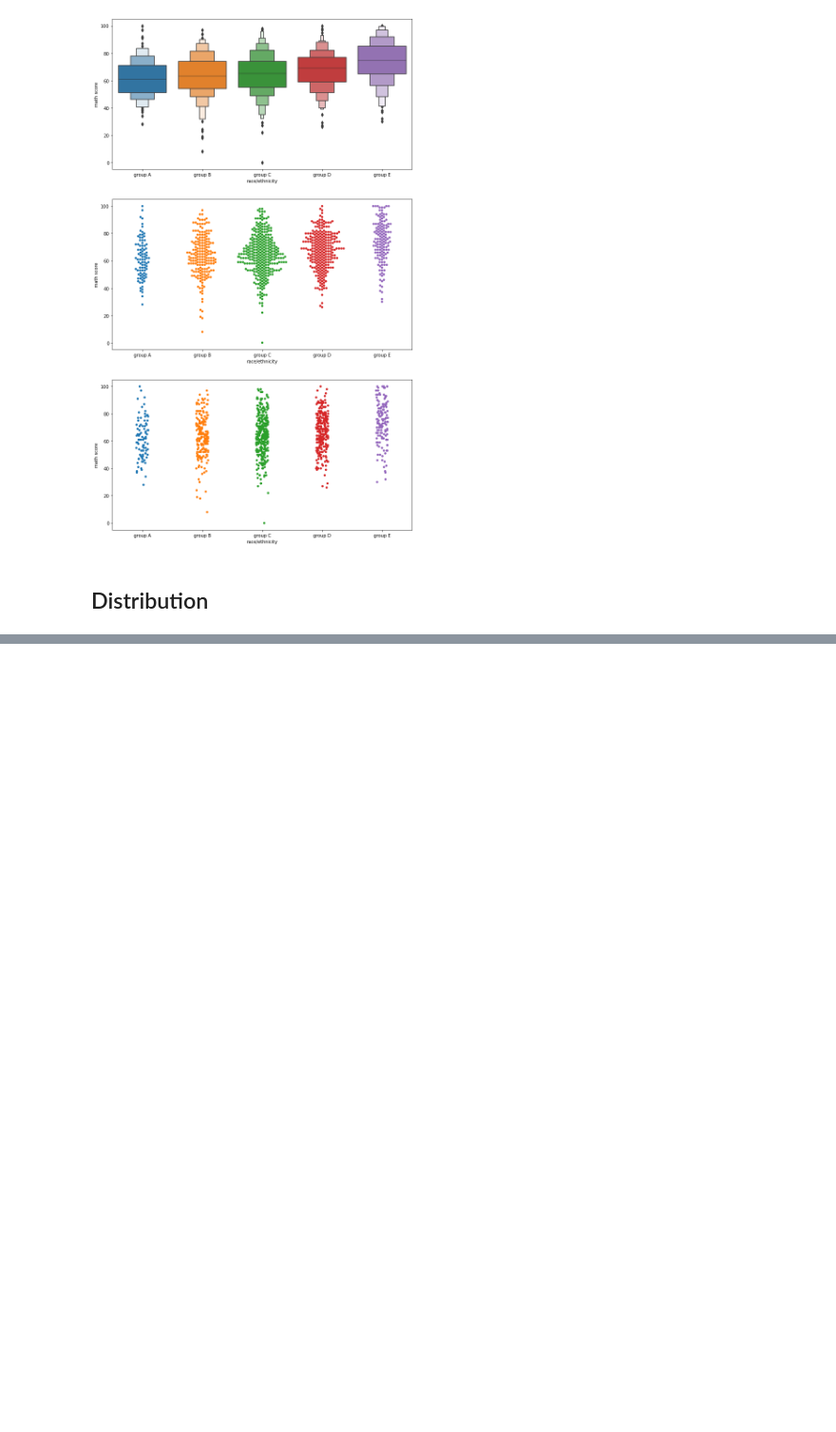
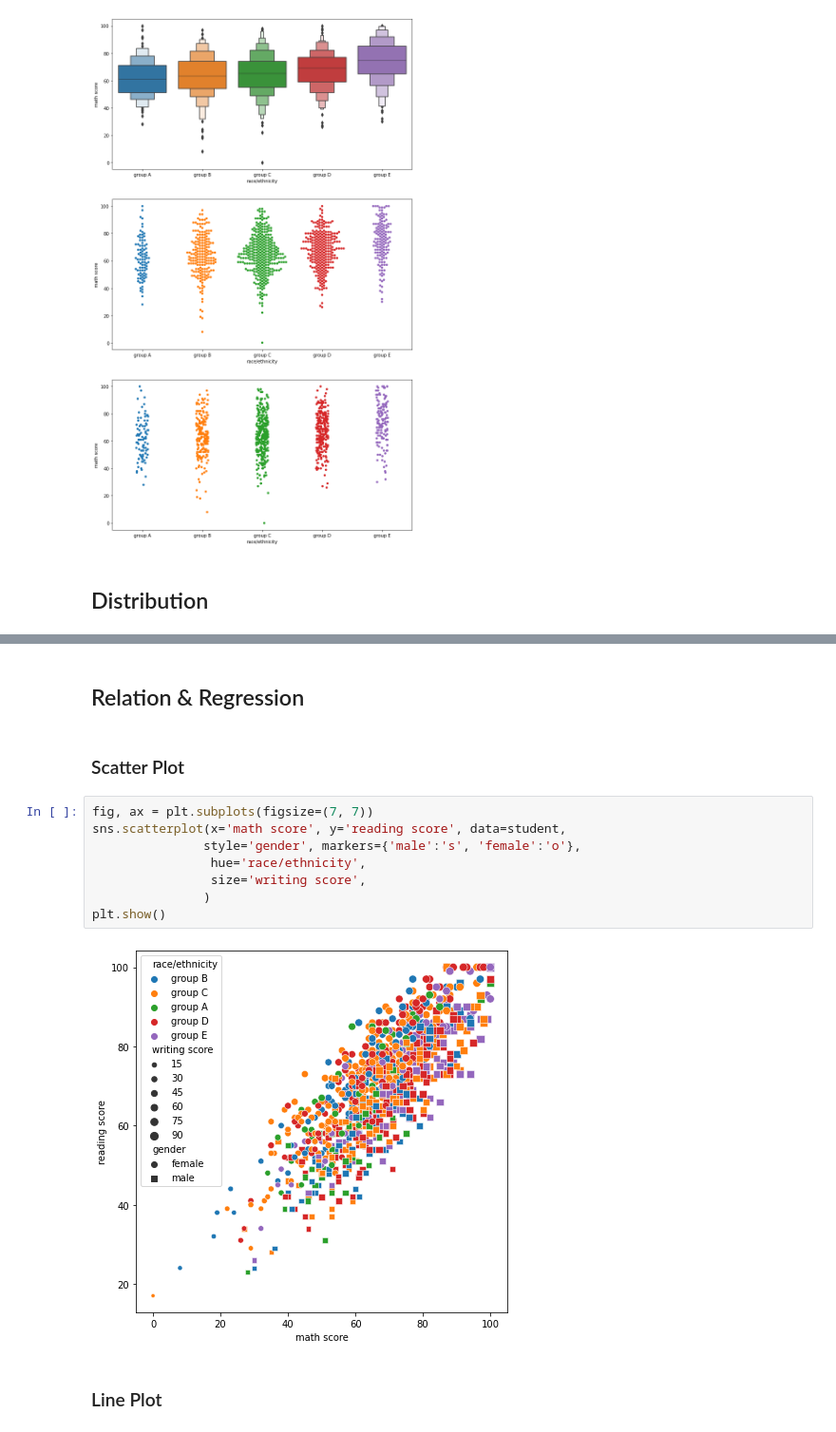
Before and after one commit to YJ0522771/TIL, a Jupyter notebook: Study Note/Boostcamp AI tech/Level1/0204.ipynb, the cells around one changed output, grey strips where cells are left out. Shown at 95% size. Saved outputs shown, nothing was run; the diff lists cells and outputs as text; blank space fills up the shorter version.

```diff
--- a/Study Note/Boostcamp AI tech/Level1/0204.ipynb
+++ b/Study Note/Boostcamp AI tech/Level1/0204.ipynb
@@ -817,0 +874,16 @@ plt.show()
+# %% [markdown]
+## Relation & Regression
+# %% [markdown]
+### Scatter Plot
+# %%
+fig, ax = plt.subplots(figsize=(7, 7))
+sns.scatterplot(x='math score', y='reading score', data=student,
+               style='gender', markers={'male':'s', 'female':'o'},
+                hue='race/ethnicity',
+                size='writing score',
+               )
+plt.show()
+# %% [output]
+[figure, added]
+# %% [markdown]
+### Line Plot
```
Also changed, not shown: parts of 9 cells of this notebook, 23 other files.
